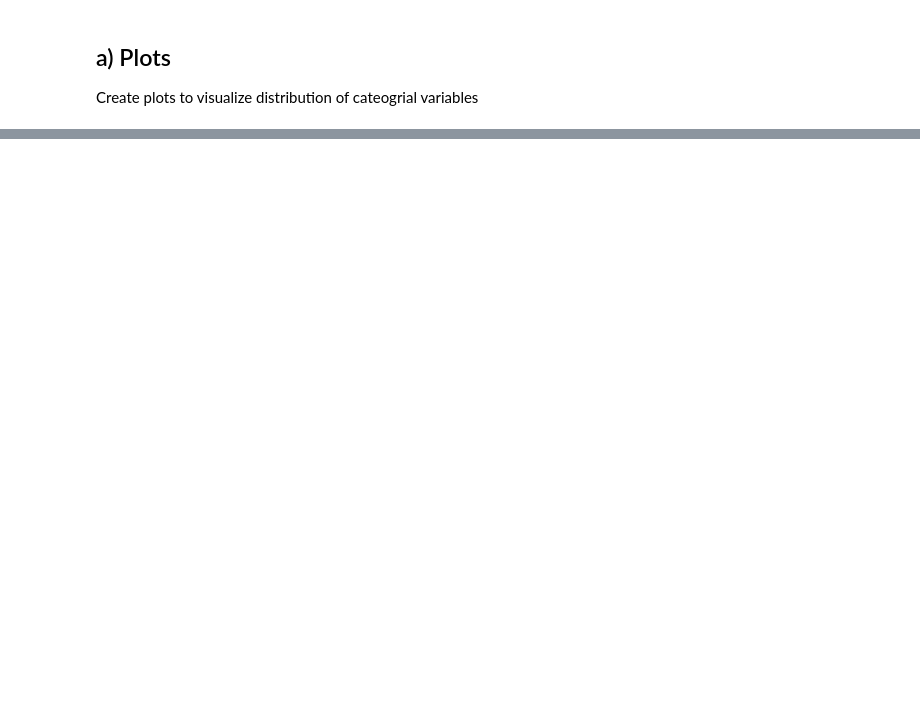
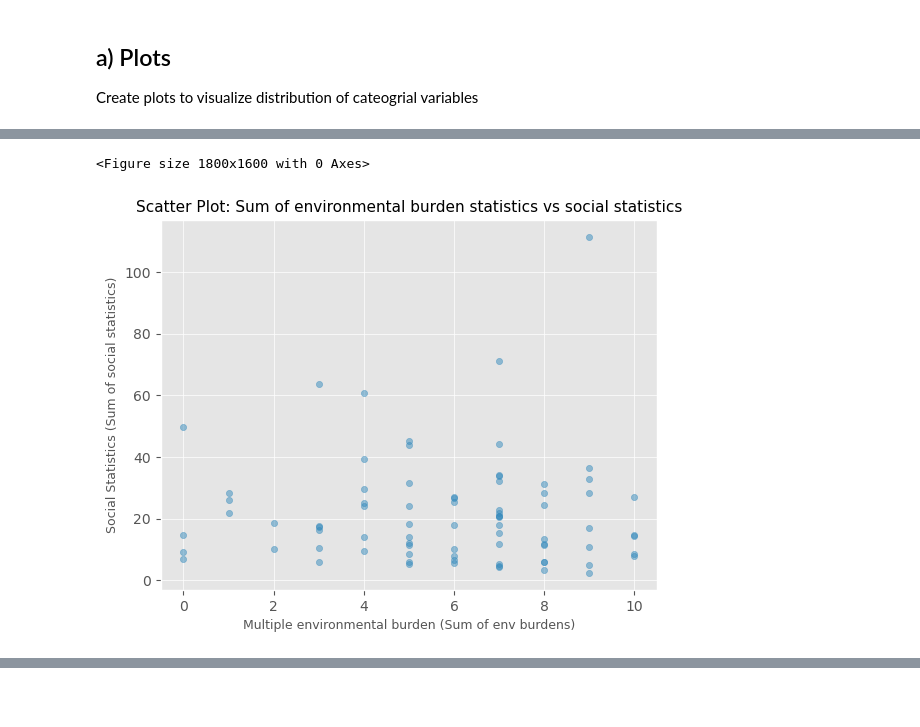
Before and after one commit to CharlotteGIS/egm722_project, a Jupyter notebook: my_project.ipynb, the cells around one changed output, grey strips where cells are left out. Saved outputs shown, nothing was run; the diff lists cells and outputs as text; code cells hidden in the pictures; blank space fills up the shorter version.

```diff
--- a/my_project.ipynb
+++ b/my_project.ipynb
@@ -486,0 +633,24 @@ corr
+# %%
+# create a scatter plot of env_multiple burden and social statistics (not classified)
+
+#subset data
+stats_merged['sum_socials'] = stats_merged['%social_benefits'] + stats_merged['%unemployed'] + stats_merged['%social_housing']
+
+
+# create the plot on the two variables
+plt.figure(figsize=(18, 16))
+
+plt.style.use('ggplot')
+
+stats_merged.plot.scatter(x='env_multiple_burden', y='sum_socials', alpha=0.5)
+
+# set the labels and title
+plt.xlabel('Multiple environmental burden (Sum of env burdens)', fontsize=9)
+plt.ylabel('Social Statistics (Sum of social statistics)', fontsize=9)
+plt.title('Scatter Plot: Sum of environmental burden statistics vs social statistics', fontsize=11)
+
+plt.savefig('./output/scatter_plot.png', dpi=300, bbox_inches='tight') # save the plot
+plt.show()
+# %% [output]
+<Figure size 1800x1600 with 0 Axes>
+[figure, added]
```
Also changed, not shown: parts of 27 cells of this notebook, 12 other files.
